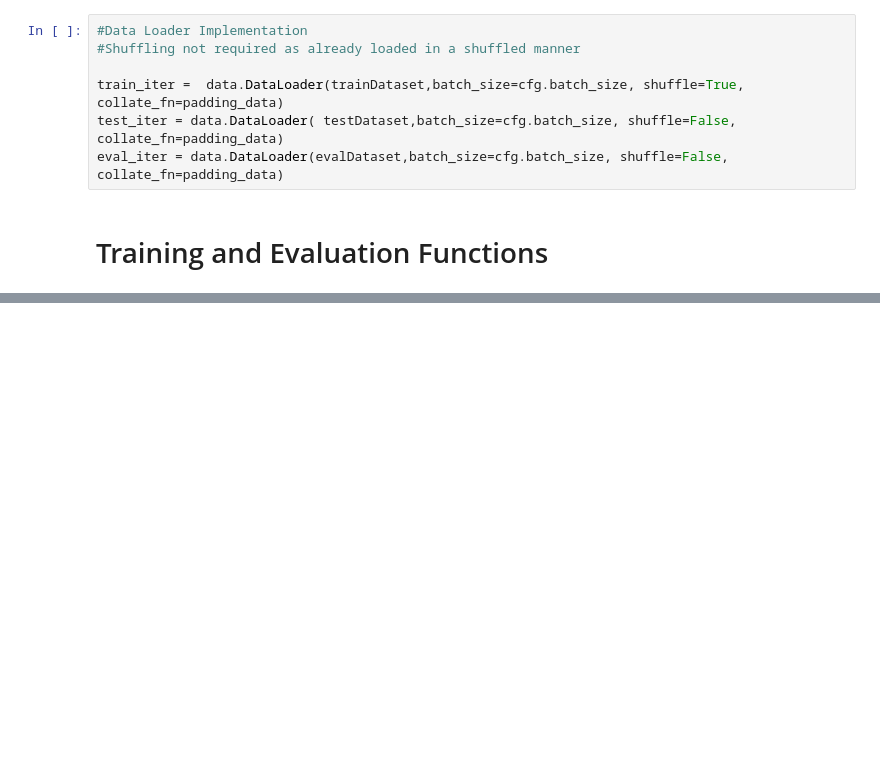
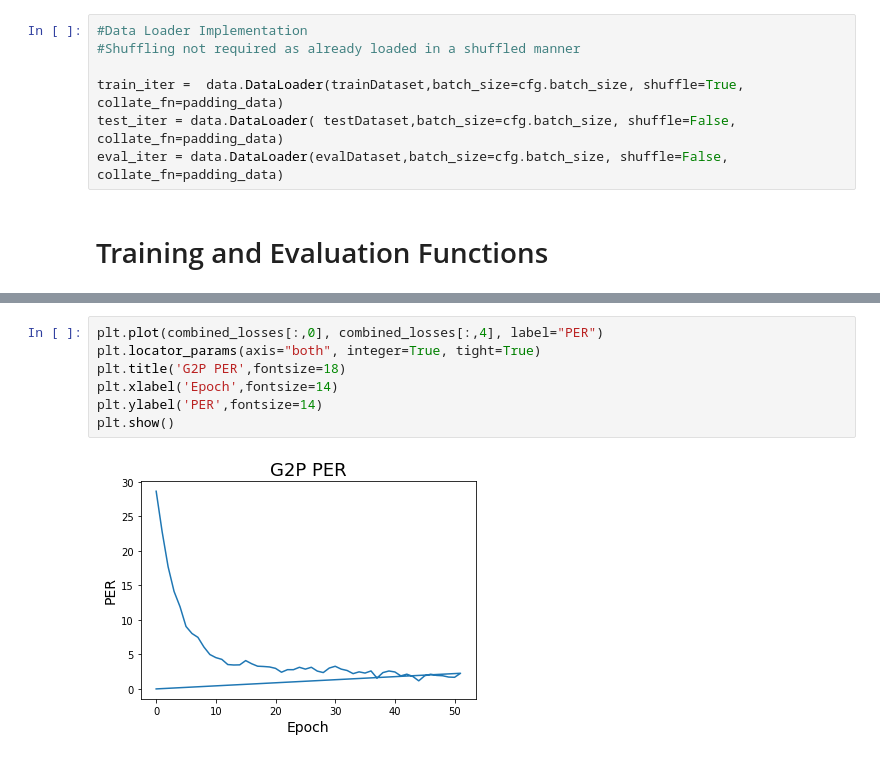
Before and after one commit to JulianHerreilers/afrTTS1, a Jupyter notebook: G2P/G2P_LSTM.ipynb, the cells around one changed output, grey strips where cells are left out. Drawn from its saved outputs; the diff is of its cells as text; blank space fills up the shorter version.

```diff
--- a/G2P/G2P_LSTM.ipynb
+++ b/G2P/G2P_LSTM.ipynb
@@ -535,0 +627,9 @@ KeyboardInterrupt:
+# %%
+plt.plot(combined_losses[:,0], combined_losses[:,4], label="PER")
+plt.locator_params(axis="both", integer=True, tight=True)
+plt.title('G2P PER',fontsize=18)
+plt.xlabel('Epoch',fontsize=14)
+plt.ylabel('PER',fontsize=14)
+plt.show()
+# %% [output]
+[figure, added]
```
Also changed, not shown: parts of 26 cells of this notebook.
